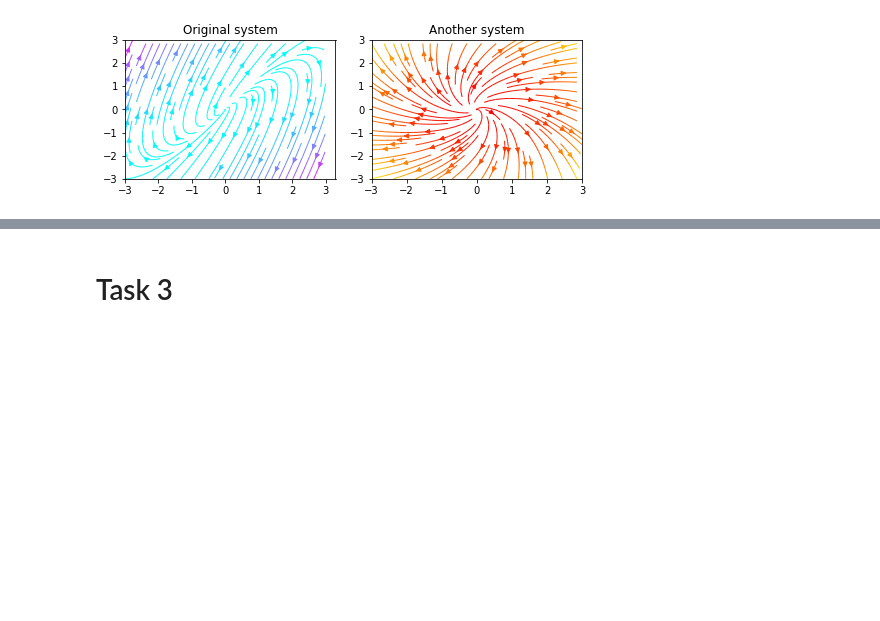
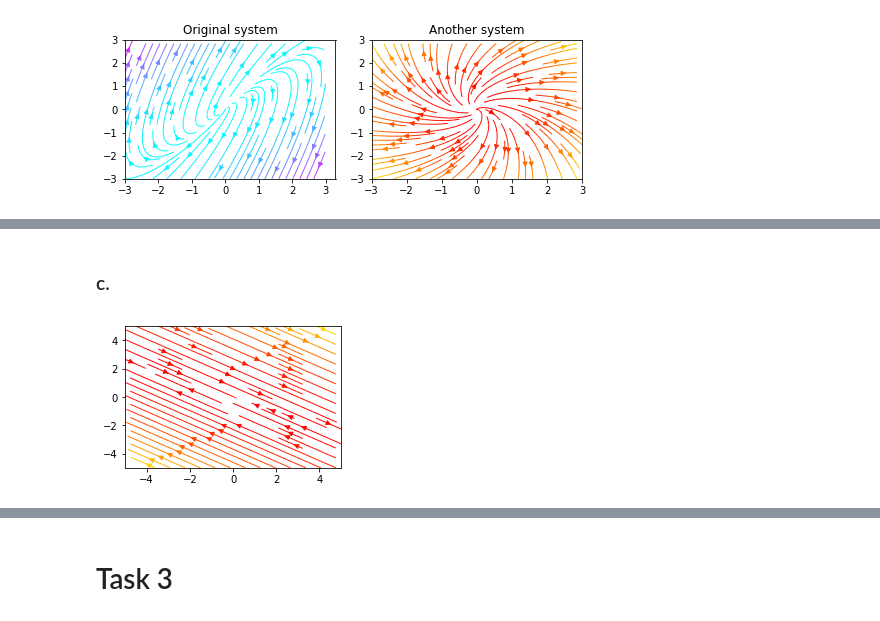
Before and after one commit to peinrules/differential_equations, a Jupyter notebook: Phase_paths_3.ipynb, the cells around one changed output, grey strips where cells are left out. Saved outputs shown, nothing was run; the diff lists cells and outputs as text; code cells hidden in the pictures; blank space fills up the shorter version.

```diff
--- a/Phase_paths_3.ipynb
+++ b/Phase_paths_3.ipynb
@@ -36,0 +67,6 @@ phasePathLinear(fooData, nameData)
+# %% [markdown]
+### c.
+# %%
+phasePathLinearOne([6, 12, -4, -8])
+# %% [output]
+[figure, added]
```
Also changed, not shown: parts of 12 cells of this notebook.
